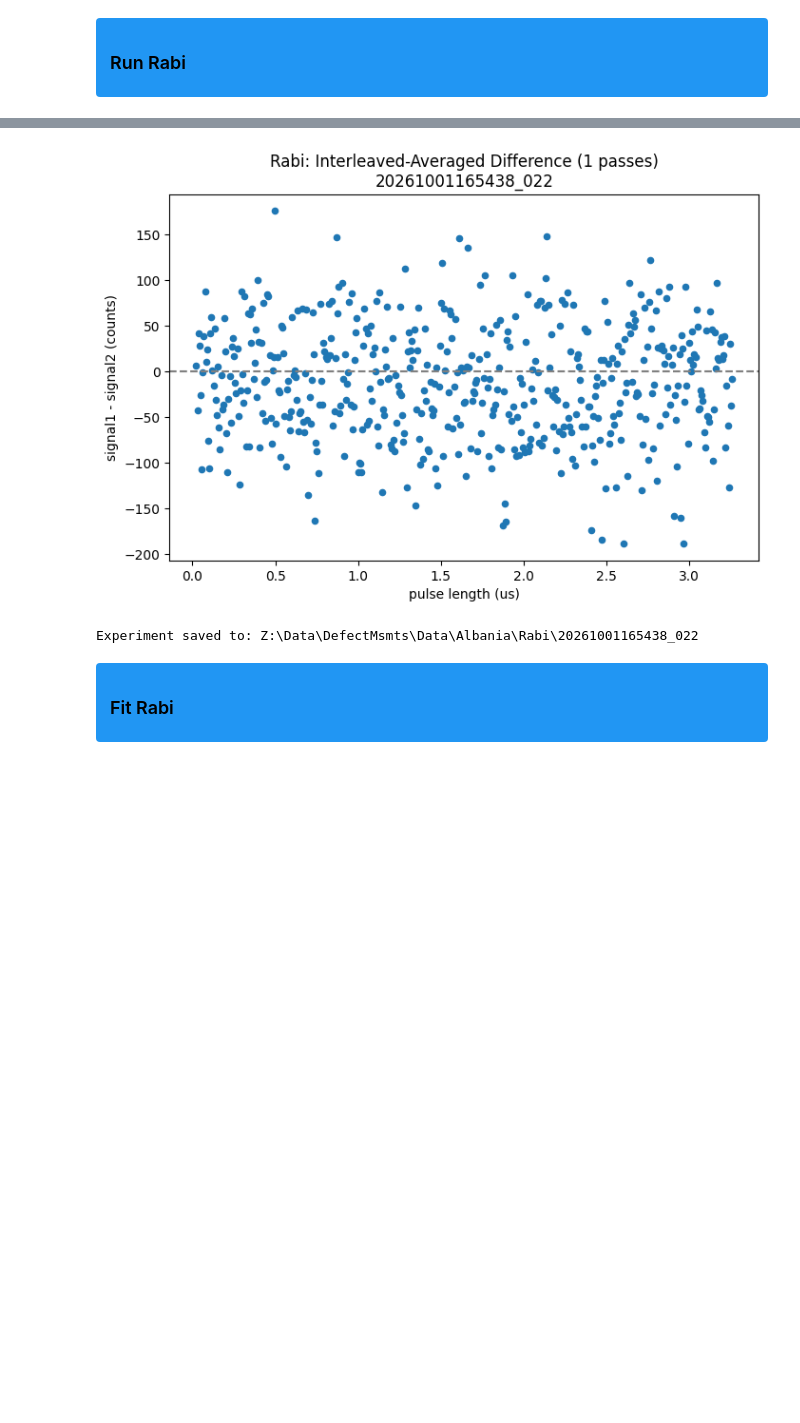
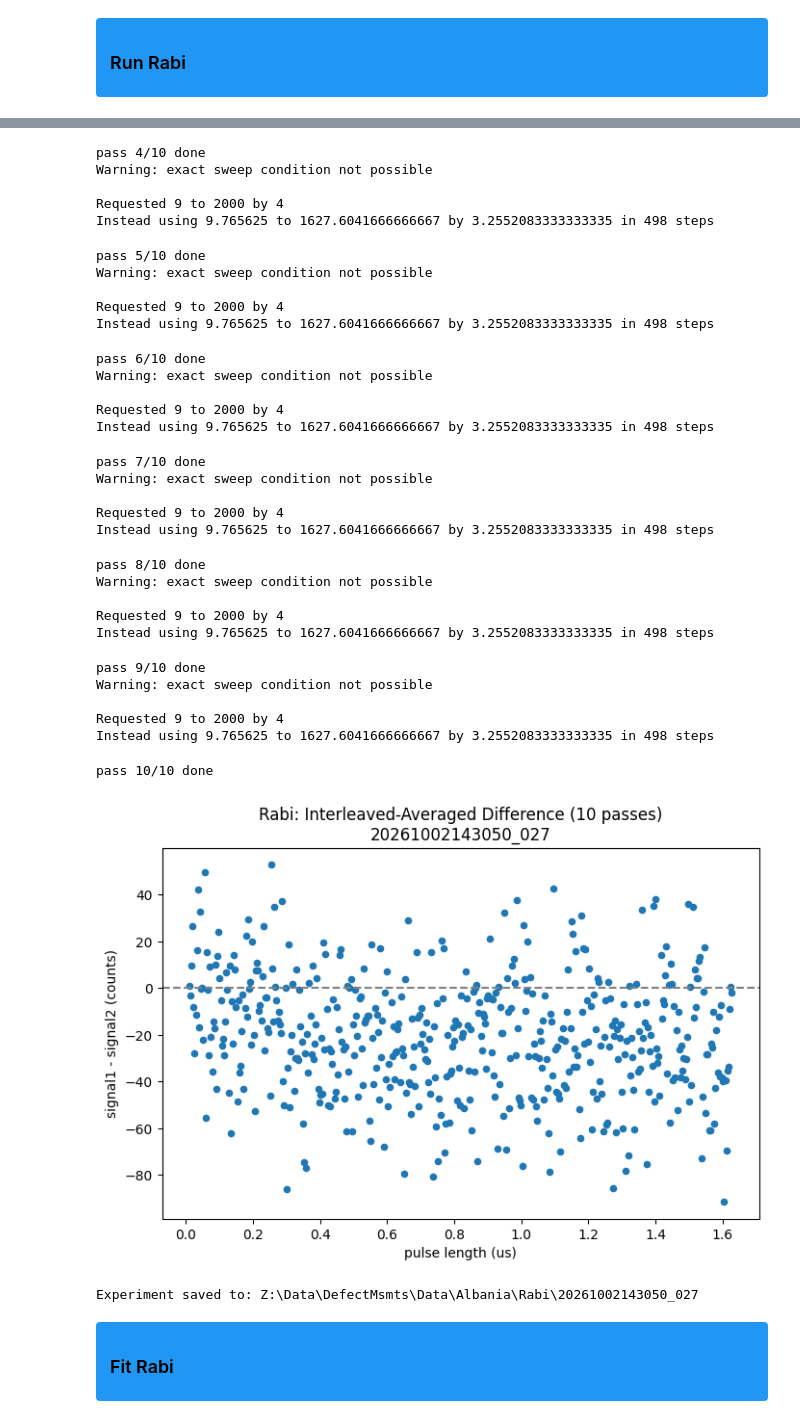
Before and after one commit to jeree-m/qick-dawg, a Jupyter notebook: jupyter_notebooks/ODMR_Rabi_T1.ipynb, the cells around one changed output, grey strips where cells are left out. Saved outputs shown, nothing was run; the diff lists cells and outputs as text; code cells hidden in the pictures; blank space fills up the shorter version.

```diff
--- a/jupyter_notebooks/ODMR_Rabi_T1.ipynb
+++ b/jupyter_notebooks/ODMR_Rabi_T1.ipynb
@@ -188,11 +192,11 @@ config = copy(default_config)
 
 # ---- Experimental Parameters (knobs) ----
 laser_power = 35       # LP
-mw_gain =4000 # MW gain
-reps = 15000
+mw_gain = 4000 # MW gain
+reps = 10000
 relax_delay_treg = 500
-sweep_start_fGHz = 2
-sweep_stop_fGHz = 5
+sweep_start_fGHz = 3
+sweep_stop_fGHz = 4
 sweep_step_fGHz = 0.01
 nd_filter_OD = 0.5
 
@@ -760,12 +764,12 @@ long pulse: mean diff = -985.0, std = 157.0
 <h3 style="color:black; margin:0;">  Run Rabi </h3>
 </div>
 # %%
-n_passes = 1
-reps_per_pass = 60000   # 10 * 200,000 = 2,000,000 total, same as before
+n_passes = 10
+reps_per_pass = 20000   # 10 * 200,000 = 2,000,000 total, same as before
 
-sweep_start_tns = 24
-sweep_stop_tns = 4000
-sweep_step_tns = 8
+sweep_start_tns = 9
+sweep_stop_tns = 2000
+sweep_step_tns = 4
 
 signal1_sum = None
 signal2_sum = None
@@ -834,7 +838,7 @@ params = {
     "laser_power": laser_power,
     "mw_gain": mw_gain,
     "resonance_fMHz": resonance_fMHz,
-    "laser_readout_offset_treg": 140,
+    "laser_readout_offset_treg": 200,
     "n_passes": n_passes,
     "reps_per_pass": reps_per_pass,
     "total_reps": n_passes * reps_per_pass,
@@ -881,5 +899,36 @@ pass 1/1 done
+pass 4/10 done
+Warning: exact sweep condition not possible
+
+Requested 9 to 2000 by 4
+Instead using 9.765625 to 1627.6041666666667 by 3.2552083333333335 in 498 steps
+pass 5/10 done
+Warning: exact sweep condition not possible
+
+Requested 9 to 2000 by 4
+Instead using 9.765625 to 1627.6041666666667 by 3.2552083333333335 in 498 steps
+pass 6/10 done
+Warning: exact sweep condition not possible
+
+Requested 9 to 2000 by 4
+Instead using 9.765625 to 1627.6041666666667 by 3.2552083333333335 in 498 steps
+pass 7/10 done
+Warning: exact sweep condition not possible
+
+Requested 9 to 2000 by 4
+Instead using 9.765625 to 1627.6041666666667 by 3.2552083333333335 in 498 steps
+pass 8/10 done
+Warning: exact sweep condition not possible
+
+Requested 9 to 2000 by 4
+Instead using 9.765625 to 1627.6041666666667 by 3.2552083333333335 in 498 steps
+pass 9/10 done
+Warning: exact sweep condition not possible
+
+Requested 9 to 2000 by 4
+Instead using 9.765625 to 1627.6041666666667 by 3.2552083333333335 in 498 steps
+pass 10/10 done
-[figure, old version]
+[figure, new version]
-Experiment saved to: Z:\Data\DefectMsmts\Data\Albania\Rabi\20261001165438_022
+Experiment saved to: Z:\Data\DefectMsmts\Data\Albania\Rabi\20261002143050_027
 # %%
 config = copy(default_config)
 
```
Also changed, not shown: parts of 14 cells of this notebook, 1 other file.
